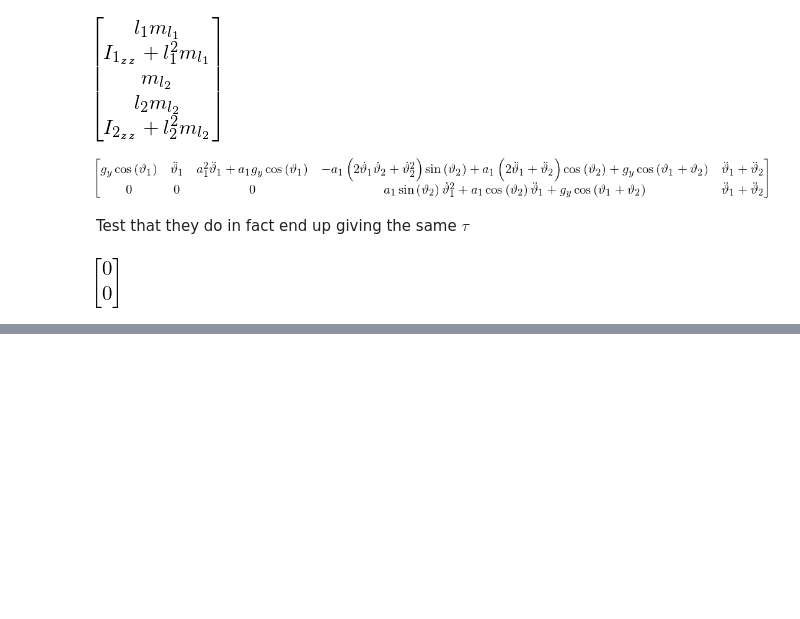
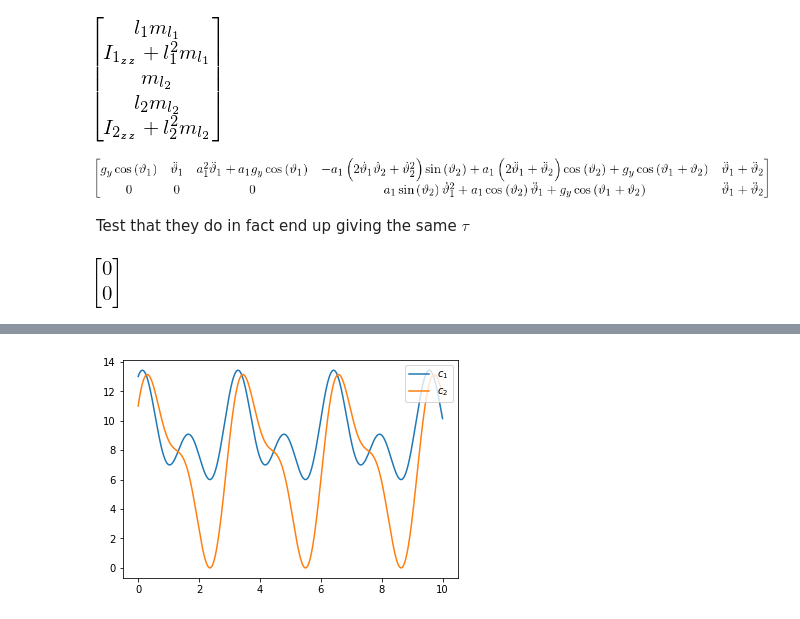
Before and after one commit to kschwan/twolink, a Jupyter notebook: twolink.ipynb, the cells around one changed output, grey strips where cells are left out. Saved outputs shown, nothing was run; the diff lists cells and outputs as text; code cells hidden in the pictures; blank space fills up the shorter version.

```diff
--- a/twolink.ipynb
+++ b/twolink.ipynb
@@ -415,0 +457,18 @@ sym.simplify(tau_test2 - tau_test1.subs({gx:0}))
+# %%
+#varz = [t, q0[1], q0[2]]
+#dummy_symbols = [sym.Dummy() for _ in range(len(varz))]
+#dummy_dict = dict(zip(varz, dummy_symbols))
+
+q_expr = q.subs({N:2}).doit().subs(subz) #.subs(dummy_dict)
+q_eval = sym.lambdify(t, q_expr)
+# %%
+ts = np.linspace(0, 10, 1000)
+y = np.squeeze([q_eval(x) for x in ts])
+yd = np.gradient(y, axis=0)
+ydd = np.gradient(yd, axis=0)
+# %%
+plt.plot(ts, y)
+plt.legend(['${}$'.format(sym.printing.latex(s)) for s in [c[1], c[2]]], loc='upper right')
+plt.show()
+# %% [output]
+[figure, added]
```
Also changed, not shown: parts of 16 cells of this notebook.
